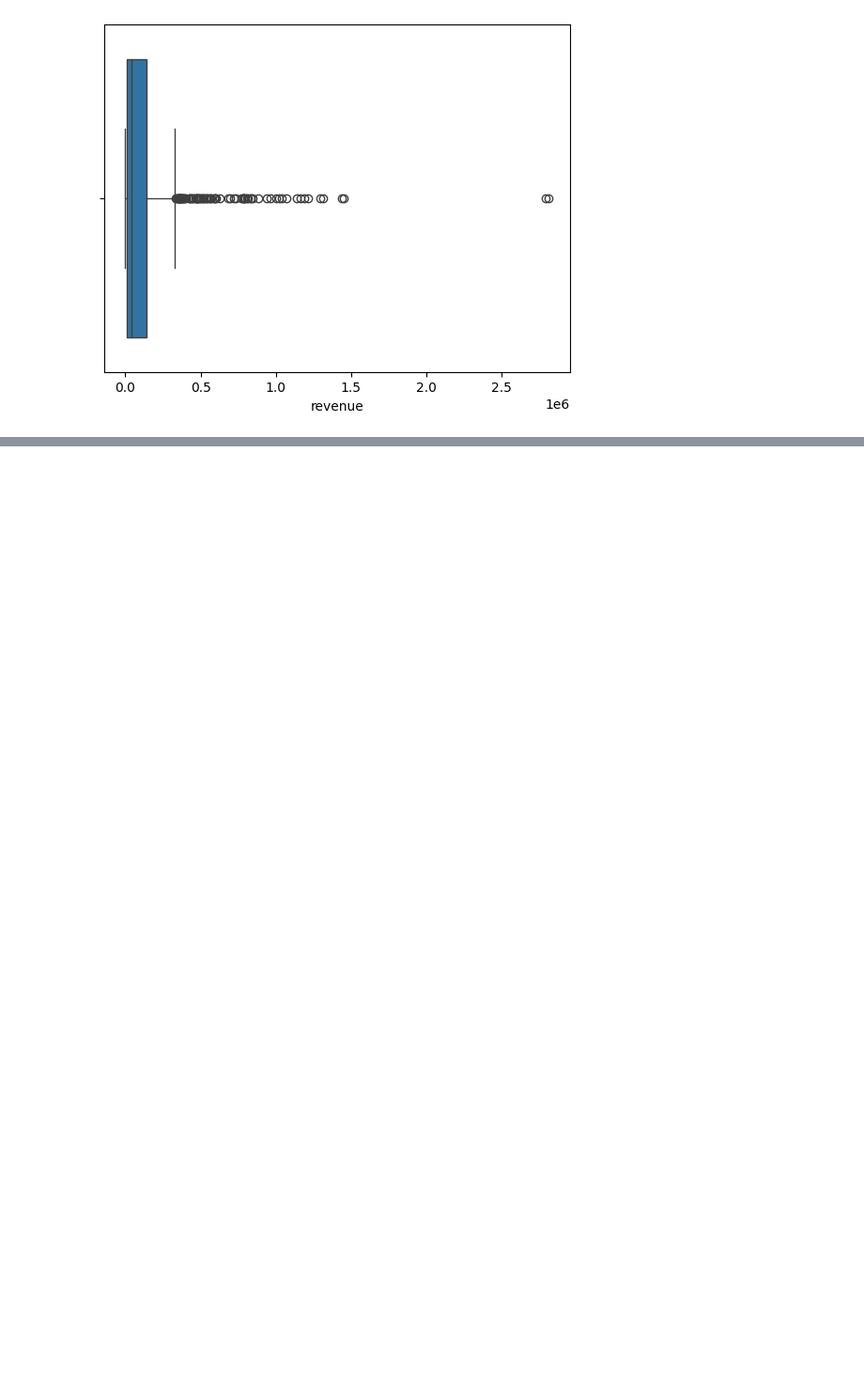
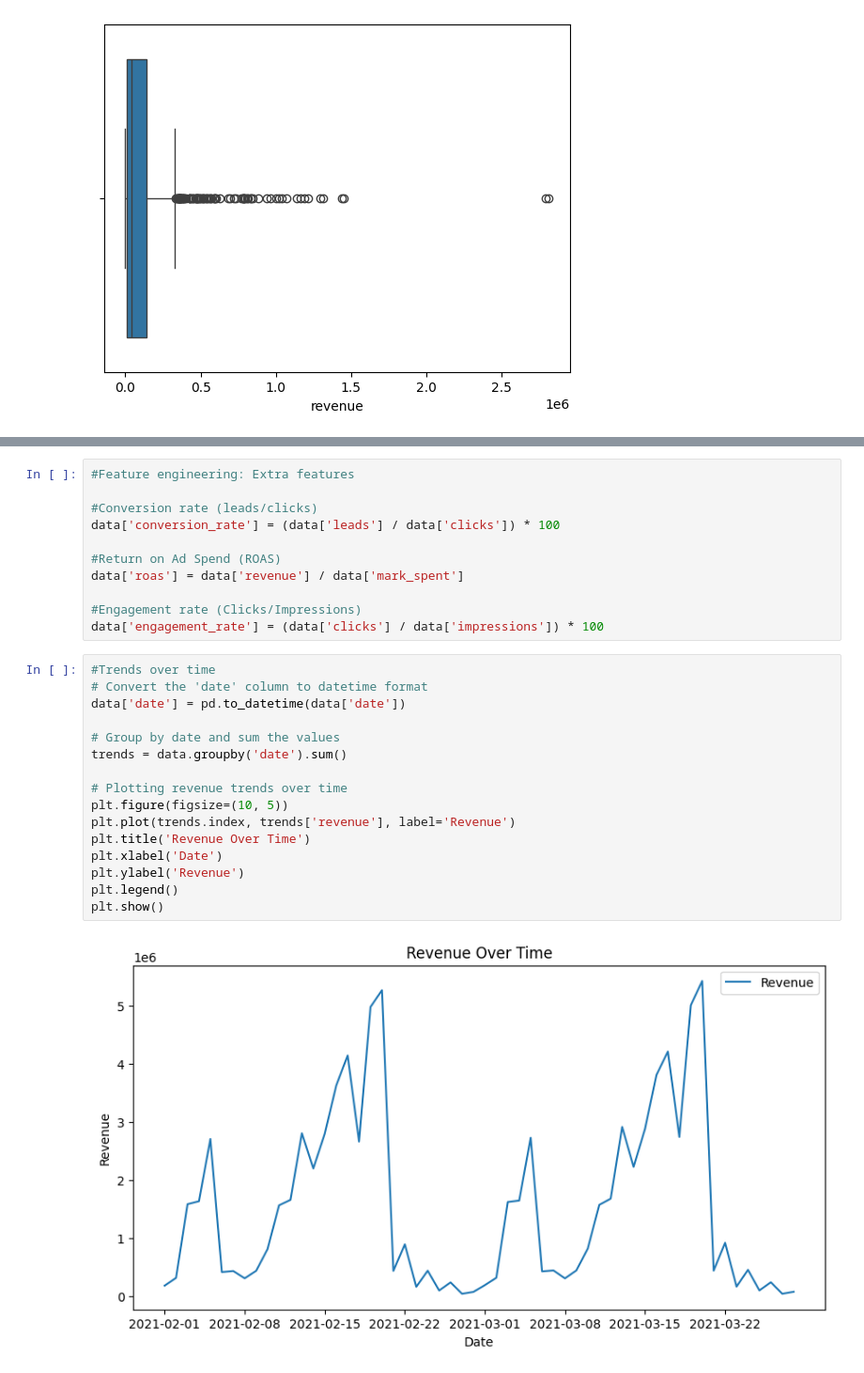
Before and after one commit to Mariejlo/Tableau_media_case_study, a Jupyter notebook: G_case_study_analysis.ipynb, the cells around one changed output, grey strips where cells are left out. Shown at 94% size. Drawn from its saved outputs; the diff is of its cells as text; blank space fills up the shorter version.

```diff
--- a/G_case_study_analysis.ipynb
+++ b/G_case_study_analysis.ipynb
@@ -247,0 +262,29 @@ plt.show()
+# %%
+#Feature engineering: Extra features
+
+#Conversion rate (leads/clicks)
+data['conversion_rate'] = (data['leads'] / data['clicks']) * 100
+
+#Return on Ad Spend (ROAS)
+data['roas'] = data['revenue'] / data['mark_spent']
+
+#Engagement rate (Clicks/Impressions)
+data['engagement_rate'] = (data['clicks'] / data['impressions']) * 100
+# %%
+#Trends over time
+# Convert the 'date' column to datetime format
+data['date'] = pd.to_datetime(data['date'])
+
+# Group by date and sum the values
+trends = data.groupby('date').sum()
+
+# Plotting revenue trends over time
+plt.figure(figsize=(10, 5))
+plt.plot(trends.index, trends['revenue'], label='Revenue')
+plt.title('Revenue Over Time')
+plt.xlabel('Date')
+plt.ylabel('Revenue')
+plt.legend()
+plt.show()
+# %% [output]
+[figure, added]
```
Also changed, not shown: parts of 1 cell of this notebook.
